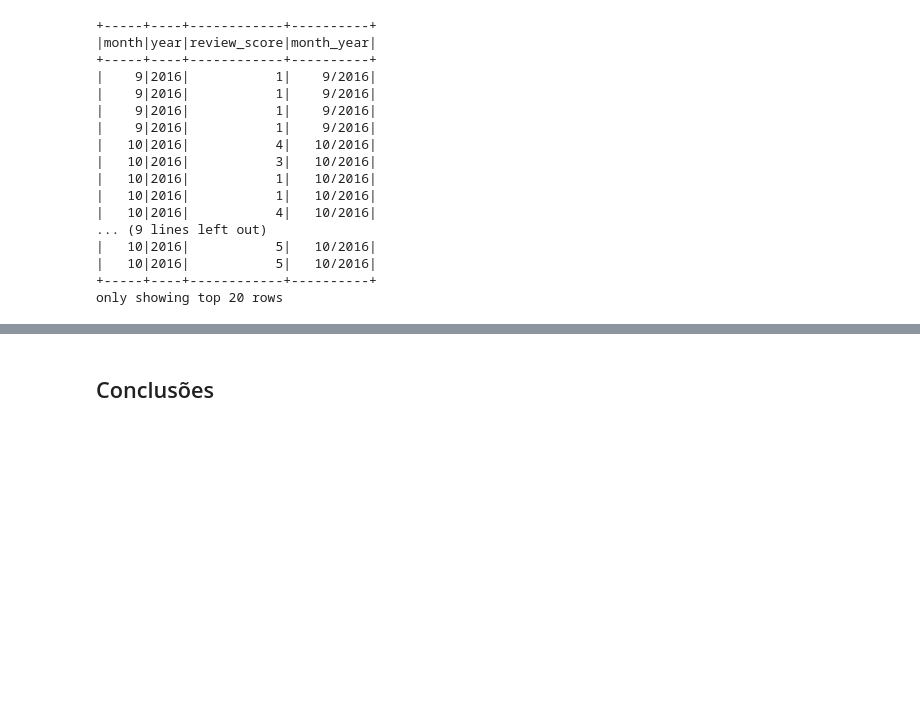
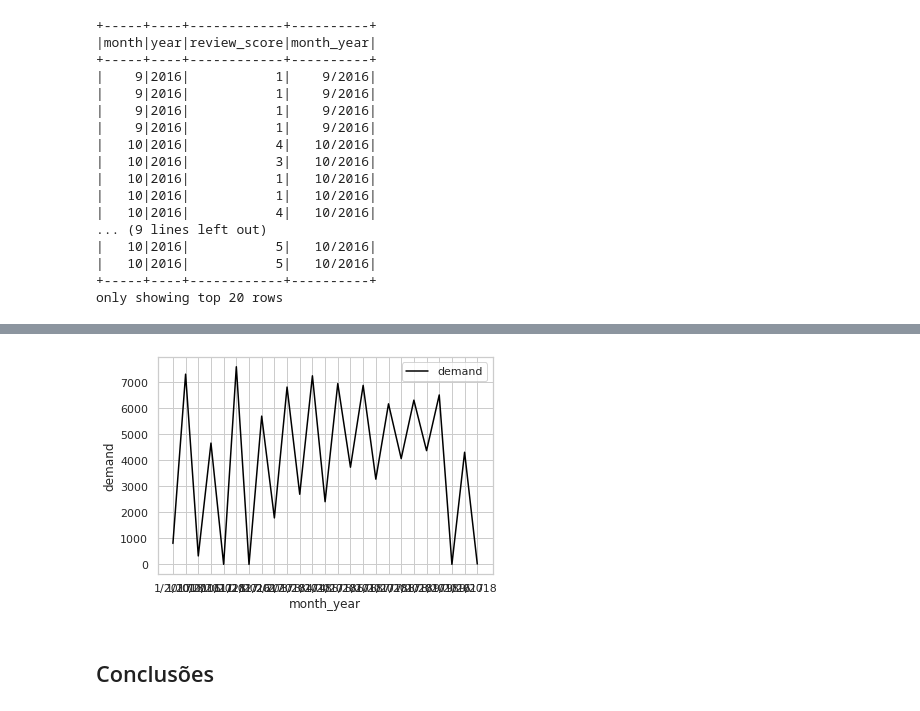
Before and after one commit to IuriSly/DnA-POC-olist, a Jupyter notebook: hypothesis_0_1_5.ipynb, the cells around one changed output, grey strips where cells are left out. Cells and saved outputs as stored; diff of their text form; code cells hidden in the pictures; blank space fills up the shorter version.

```diff
--- a/hypothesis_0_1_5.ipynb
+++ b/hypothesis_0_1_5.ipynb
@@ -179,3 +199,7 @@ ax2 = sns.lineplot(x='month_year', y='count',color='.0',  data=df_new.toPandas()
+# %%
+ax2 = sns.lineplot(x='month_year', y='demand',color='.0', label='demand',  data=df_new.toPandas())
+# %% [output]
+[figure, added]
 # %% [markdown]
 ## Conclusões
 # %% [markdown]
```
Also changed, not shown: parts of 4 cells of this notebook, 2 other files.
